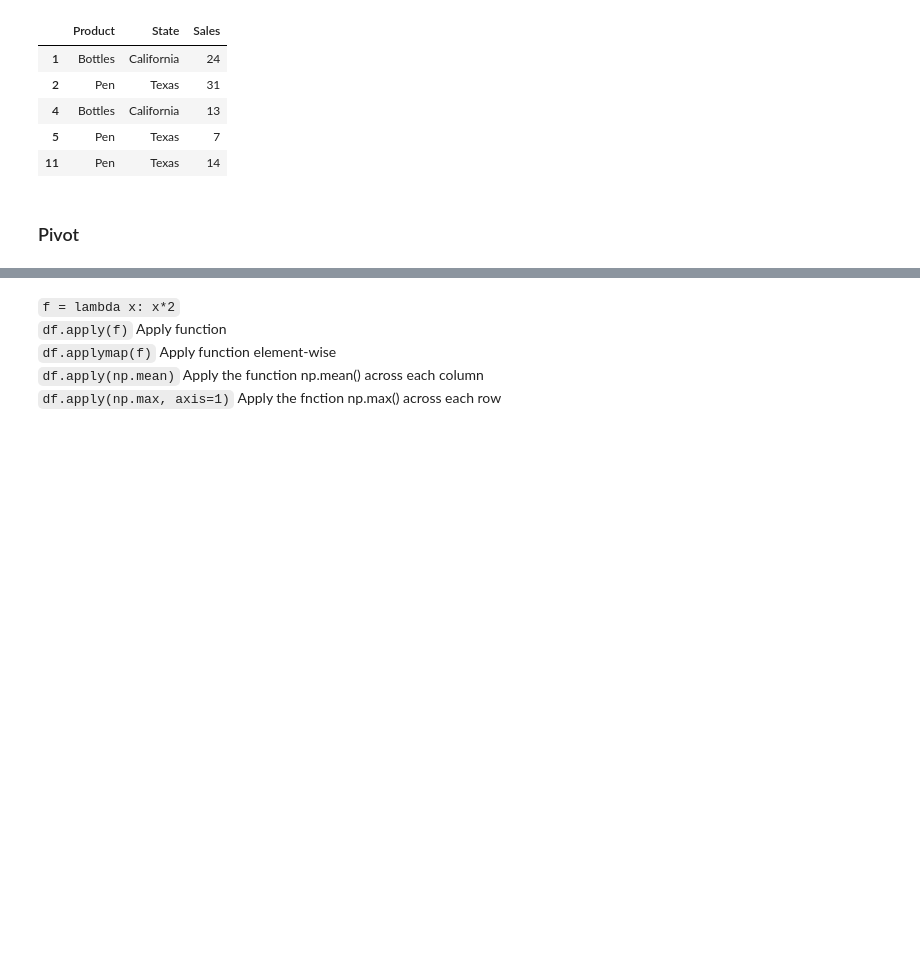
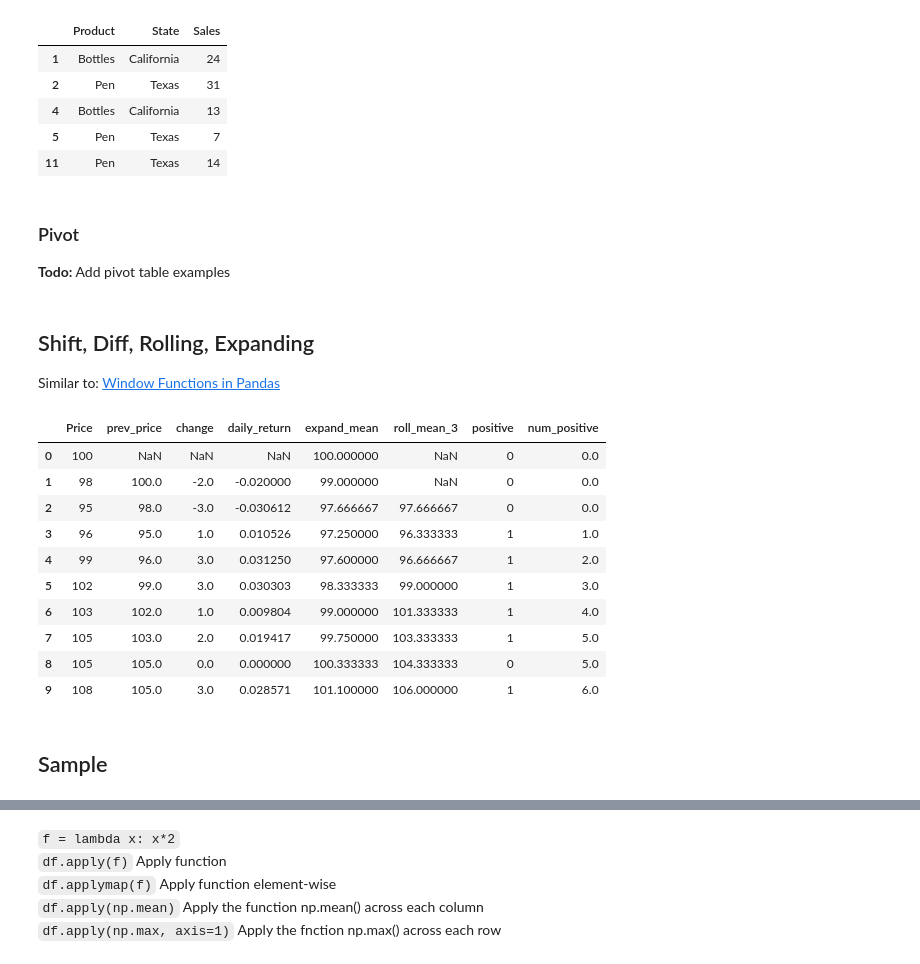
Before and after one commit to measley41/JupyterCheat-Sheets, a Jupyter notebook: Pandas_CheatSheet.ipynb, the cells around one changed output, grey strips where cells are left out. Saved outputs shown, nothing was run; the diff lists cells and outputs as text; code cells hidden in the pictures; blank space fills up the shorter version.

Commit message:
Updated examples

```diff
--- a/Pandas_CheatSheet.ipynb
+++ b/Pandas_CheatSheet.ipynb
@@ -30,6 +31,11 @@ data = {
     'Sales':[14,24,31,12,13,7,9,31,18,16,18,14],
     }
 df2 = pd.DataFrame(data)
+
+# Create one more for Rolling functions
+
+Stockprice = [100,98,95,96,99,102,103,105,105,108]
+df3 = pd.DataFrame(Stockprice, columns=['Price'])
 # %% [markdown]
 ### DataFrame Components
 # %%
@@ -331,5 +337,32 @@ df2.groupby(['Product','State']).filter(lambda x: x['Sales'].sum()>35)
 | 4 | Bottles | California | 13 |
 | 5 | Pen | Texas | 7 |
 | 11 | Pen | Texas | 14 |
+# %% [markdown]
+### Pivot
+**Todo:** Add pivot table examples
+# %% [markdown]
+## Shift, Diff, Rolling, Expanding
+Similar to: [Window Functions in Pandas](https://towardsdatascience.com/window-functions-in-pandas-eaece0421f7)
+# %%
+df3['prev_price']=df3['Price'].shift()
+df3['change'] = df3['Price'].diff()  # Similar to shift and subtract
+df3['daily_return']=df3['change']/df3['prev_price']
+df3['expand_mean'] = df3['daily_return'].expanding().mean() # Expands with each row to include all previous values
+df3['roll_mean_3'] = df3['daily_return'].rolling(3).mean() # Rolling average of 3 samples
+df3['positive'] = df3['daily_return'].apply(lambda x: 1 if x>0 else 0)
+df3['num_positive'] = df3['positive'].expanding().sum() # Cumulative Sum
+df3
+# %% [output]
+|  | Price | prev_price | change | daily_return | expand_mean | roll_mean_3 | positive | num_positive |
+| 0 | 100 | NaN | NaN | NaN | 100.000000 | NaN | 0 | 0.0 |
+| 1 | 98 | 100.0 | -2.0 | -0.020000 | 99.000000 | NaN | 0 | 0.0 |
+| 2 | 95 | 98.0 | -3.0 | -0.030612 | 97.666667 | 97.666667 | 0 | 0.0 |
+| 3 | 96 | 95.0 | 1.0 | 0.010526 | 97.250000 | 96.333333 | 1 | 1.0 |
+| 4 | 99 | 96.0 | 3.0 | 0.031250 | 97.600000 | 96.666667 | 1 | 2.0 |
+| 5 | 102 | 99.0 | 3.0 | 0.030303 | 98.333333 | 99.000000 | 1 | 3.0 |
+| 6 | 103 | 102.0 | 1.0 | 0.009804 | 99.000000 | 101.333333 | 1 | 4.0 |
+| 7 | 105 | 103.0 | 2.0 | 0.019417 | 99.750000 | 103.333333 | 1 | 5.0 |
+| 8 | 105 | 105.0 | 0.0 | 0.000000 | 100.333333 | 104.333333 | 0 | 5.0 |
+| 9 | 108 | 105.0 | 3.0 | 0.028571 | 101.100000 | 106.000000 | 1 | 6.0 |
 # %% [markdown]
-### Pivot
+## Sample
```
Also changed, not shown: parts of 24 cells of this notebook, 2 other files.
